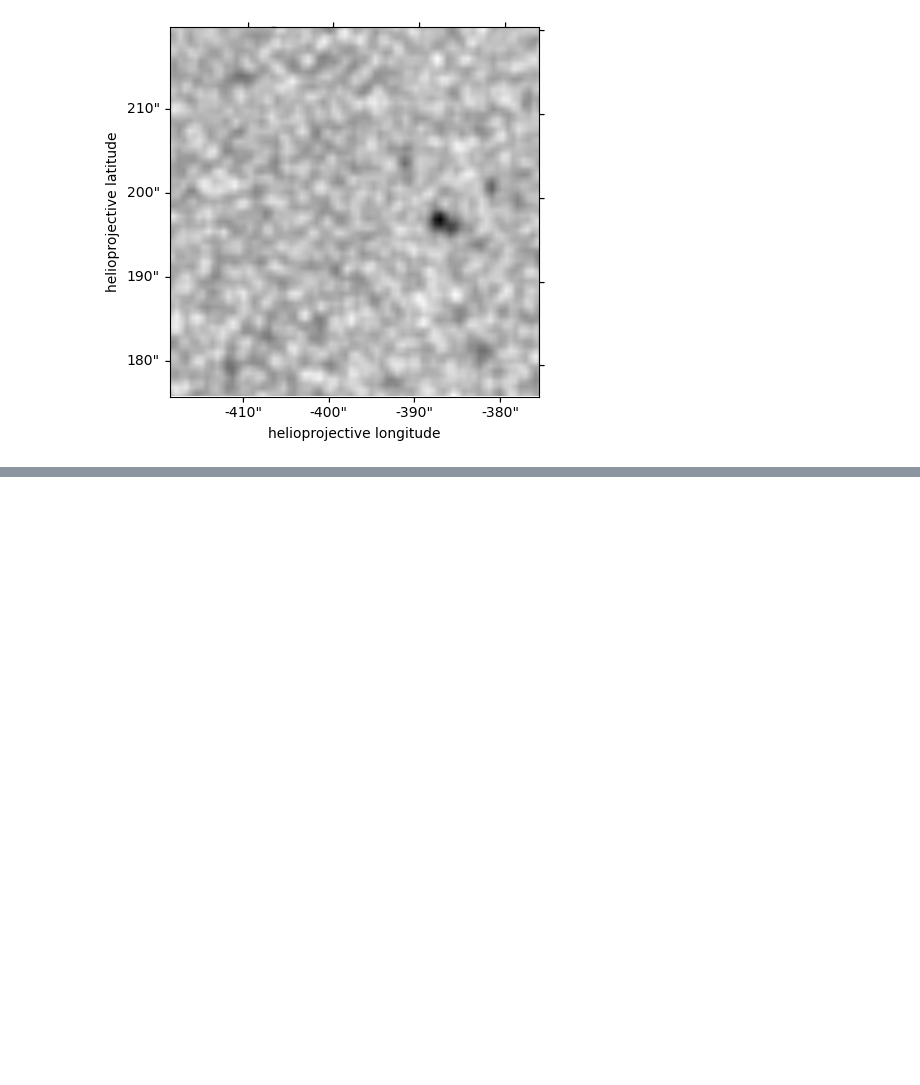
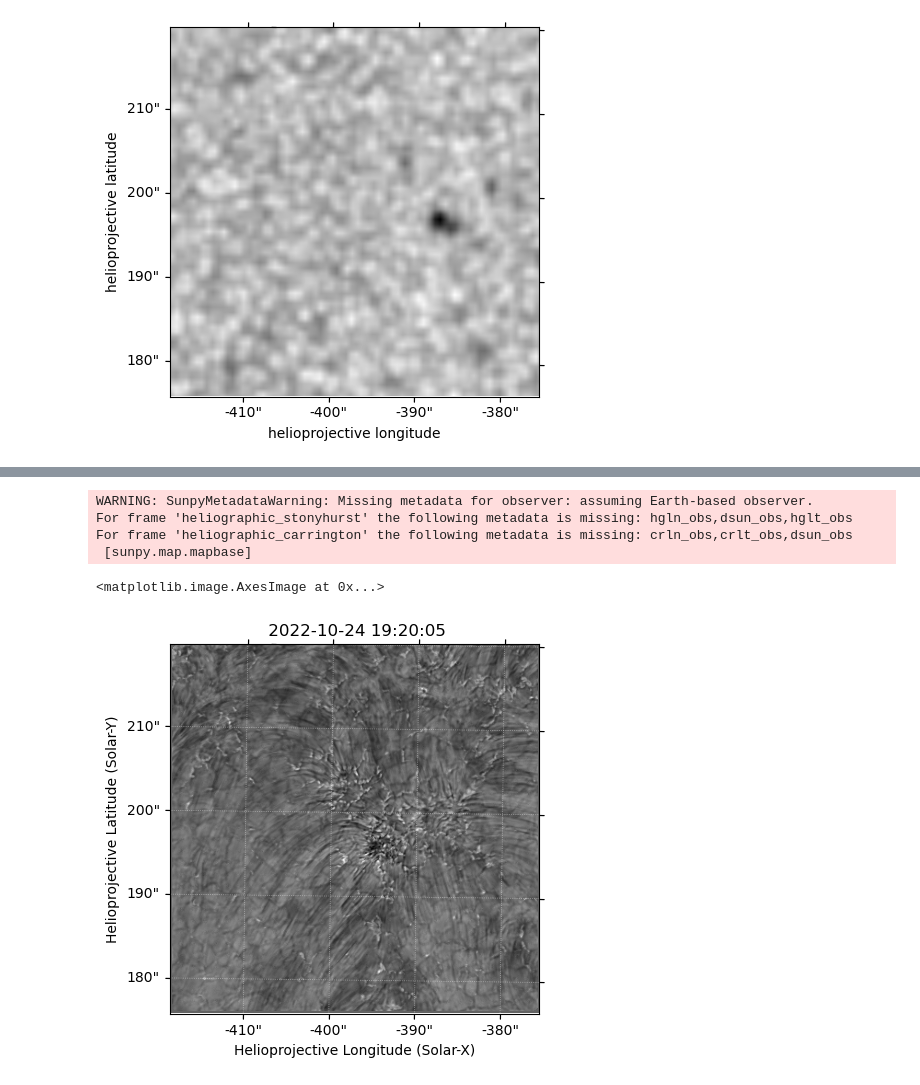
Before and after one commit to yjzhu-solar/EIS_DKIST_SolO, a Jupyter notebook: ipynb/dkist/dkist_vbi_blue_rough_coalign.ipynb, the cells around one changed output, grey strips where cells are left out. Drawn from its saved outputs; the diff is of its cells as text; code cells hidden in the pictures; blank space fills up the shorter version.

```diff
--- a/ipynb/dkist/dkist_vbi_blue_rough_coalign.ipynb
+++ b/ipynb/dkist/dkist_vbi_blue_rough_coalign.ipynb
@@ -53,0 +77,3 @@ vbi_gband_map_crop = vbi_gband_map.submap([0, 0], [1024, 1024])
+# %%
+vbi_hbeta_map = sunpy.map.Map('../../src/DKIST/vbi_1024/BJOLO/VBI_2022_10_24T19_20_05_866_00486136_I_BJOLO_L1.fits')
+vbi_hbeta_map.meta['rsun_ref'] = 696000000.0
@@ -53,0 +82,9 @@ vbi_gband_map_crop = vbi_gband_map.submap([0, 0], [1024, 1024])
+# %%
+vbi_hbeta_map.plot()
+# %% [output]
+WARNING: SunpyMetadataWarning: Missing metadata for observer: assuming Earth-based observer.
+For frame 'heliographic_stonyhurst' the following metadata is missing: hgln_obs,dsun_obs,hglt_obs
+For frame 'heliographic_carrington' the following metadata is missing: crln_obs,crlt_obs,dsun_obs
+ [sunpy.map.mapbase]
+<matplotlib.image.AxesImage at 0x...>
+[figure, added]
```
Also changed, not shown: parts of 10 cells of this notebook, 18 other files.
